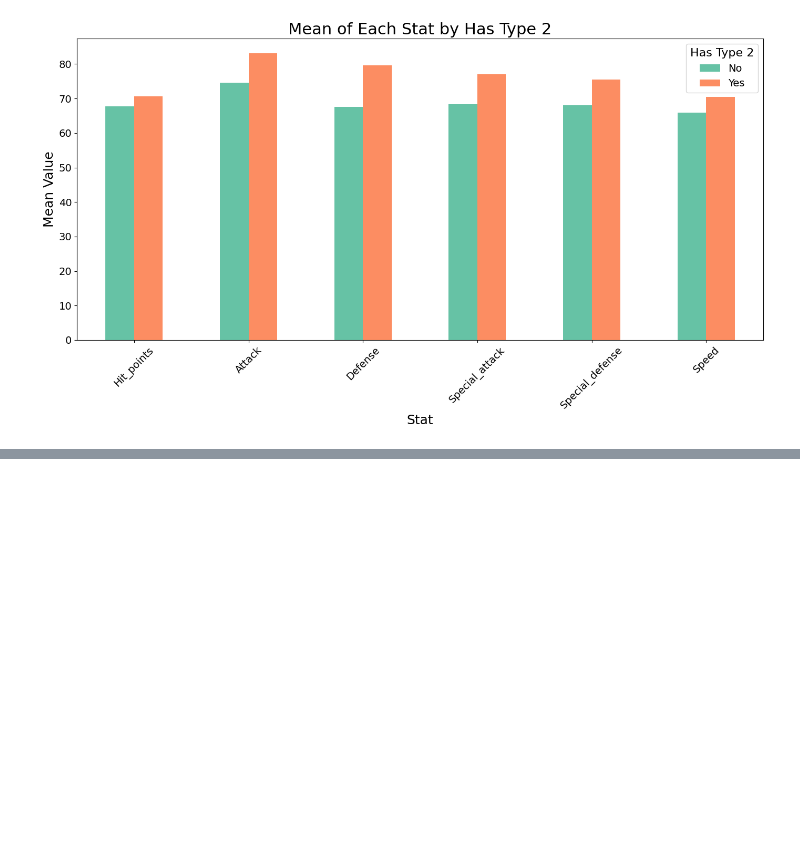
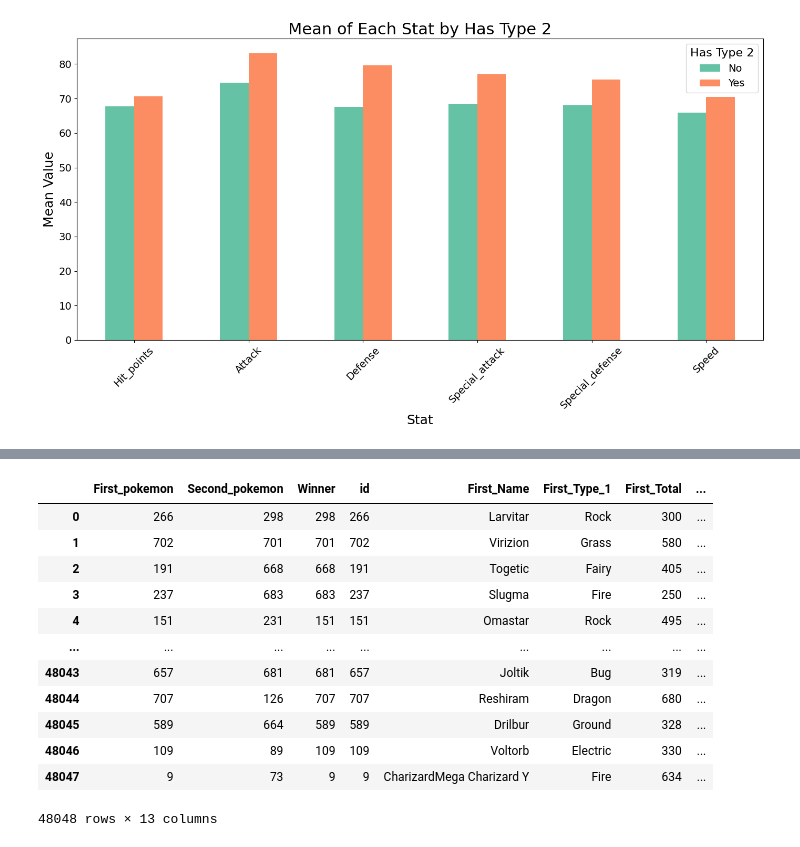
Before and after one commit to DaniDL346/Pokemon_Catch_Them_All, a Jupyter notebook: jupyter_notebooks/ETL_postprocessing.ipynb, the cells around one changed output, grey strips where cells are left out. Cells and saved outputs as stored; diff of their text form; code cells hidden in the pictures; blank space fills up the shorter version.

```diff
--- a/jupyter_notebooks/ETL_postprocessing.ipynb
+++ b/jupyter_notebooks/ETL_postprocessing.ipynb
@@ -480,0 +540,29 @@ plt.show()
+# %%
+df_joined_type1 = df_joined_type1.rename(columns={
+    'Name': 'First_Name',
+    'Type_1': 'First_Type_1',
+    'Total': 'First_Total',
+    'Hit_points': 'First_Hit_points',
+    'Attack': 'First_Attack',
+    'Defense': 'First_Defense',
+    'Special_attack': 'First_Special_attack',
+    'Special_defense': 'First_Special_defense',
+    'Speed': 'First_Speed'
+})
+df_joined_type1
+
+# this is done because we also want to merge the second Pokemon characteristics for the ML model
+# %% [output]
+|  | First_pokemon | Second_pokemon | Winner | id | First_Name | First_Type_1 | First_Total | ... |
+| 0 | 266 | 298 | 298 | 266 | Larvitar | Rock | 300 | ... |
+| 1 | 702 | 701 | 701 | 702 | Virizion | Grass | 580 | ... |
+| 2 | 191 | 668 | 668 | 191 | Togetic | Fairy | 405 | ... |
+| 3 | 237 | 683 | 683 | 237 | Slugma | Fire | 250 | ... |
+| 4 | 151 | 231 | 151 | 151 | Omastar | Rock | 495 | ... |
+| ... | ... | ... | ... | ... | ... | ... | ... | ... |
+| 48043 | 657 | 681 | 681 | 657 | Joltik | Bug | 319 | ... |
+| 48044 | 707 | 126 | 707 | 707 | Reshiram | Dragon | 680 | ... |
+| 48045 | 589 | 664 | 589 | 589 | Drilbur | Ground | 328 | ... |
+| 48046 | 109 | 89 | 109 | 109 | Voltorb | Electric | 330 | ... |
+| 48047 | 9 | 73 | 9 | 9 | CharizardMega Charizard Y | Fire | 634 | ... |
+48048 rows × 13 columns
```
Also changed, not shown: parts of 12 cells of this notebook, 1 other file.
